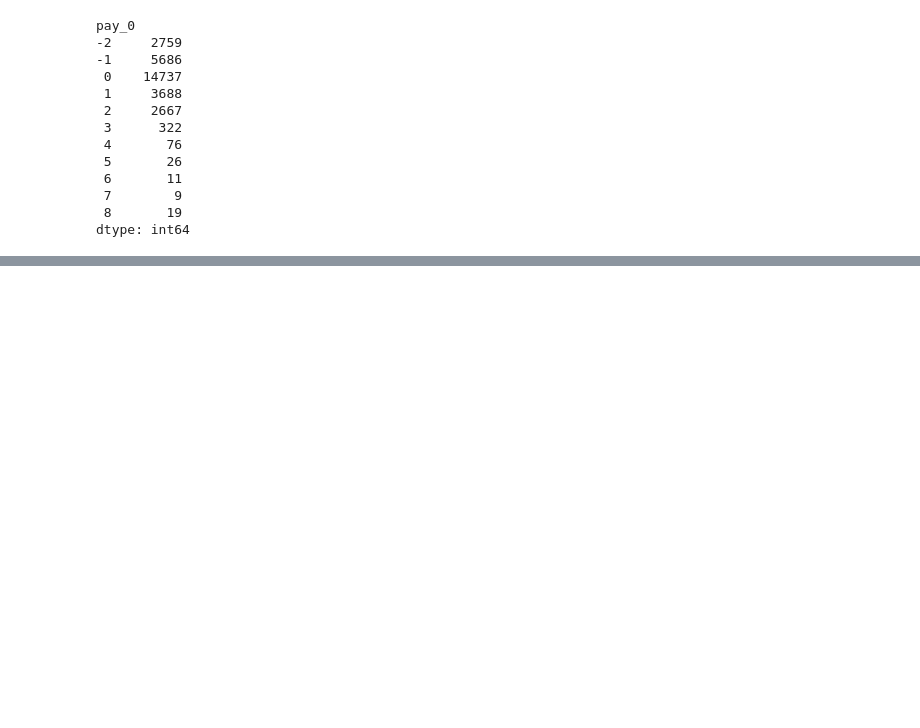
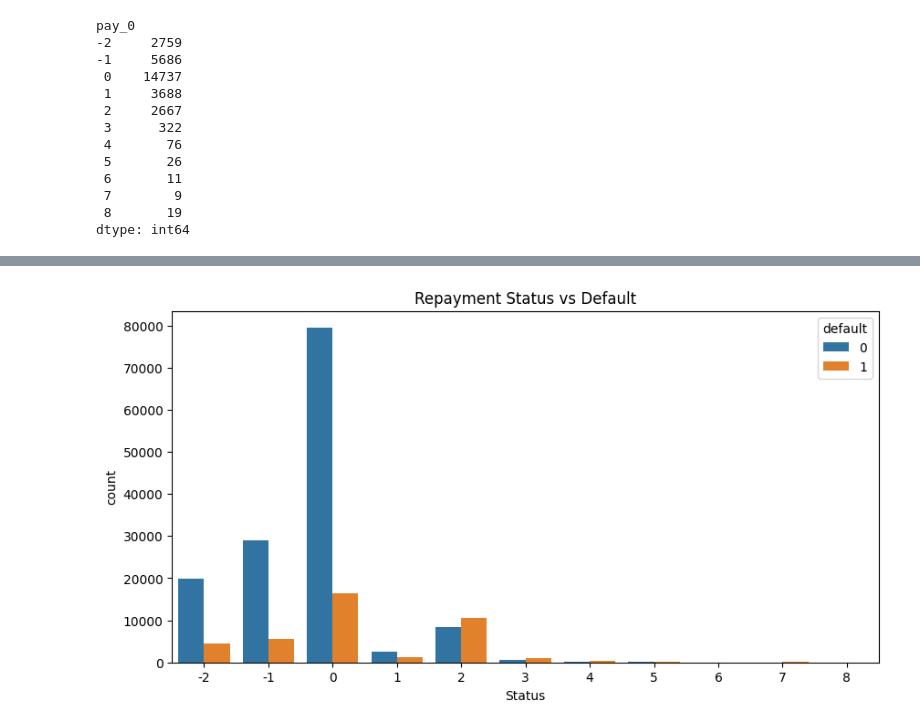
Before and after one commit to colaola20/explainable-ai, a Jupyter notebook: data_preprocessing/train_explain.ipynb, the cells around one changed output, grey strips where cells are left out. Cells and saved outputs as stored; diff of their text form; code cells hidden in the pictures; blank space fills up the shorter version.

```diff
--- a/data_preprocessing/train_explain.ipynb
+++ b/data_preprocessing/train_explain.ipynb
@@ -198,0 +229,10 @@ x = df.drop(columns=['default'])
+# %%
+pay_features = [f'pay_{i}' for i in [0,2,3,4,5,6]]
+df_melted = df.melt(id_vars='default', value_vars=pay_features, var_name='Month', value_name='Status')
+
+plt.figure(figsize=(10,5))
+sns.countplot(data=df_melted, x='Status', hue='default')
+plt.title('Repayment Status vs Default')
+plt.show()
+# %% [output]
+[figure, added]
```
Also changed, not shown: parts of 10 cells of this notebook.
